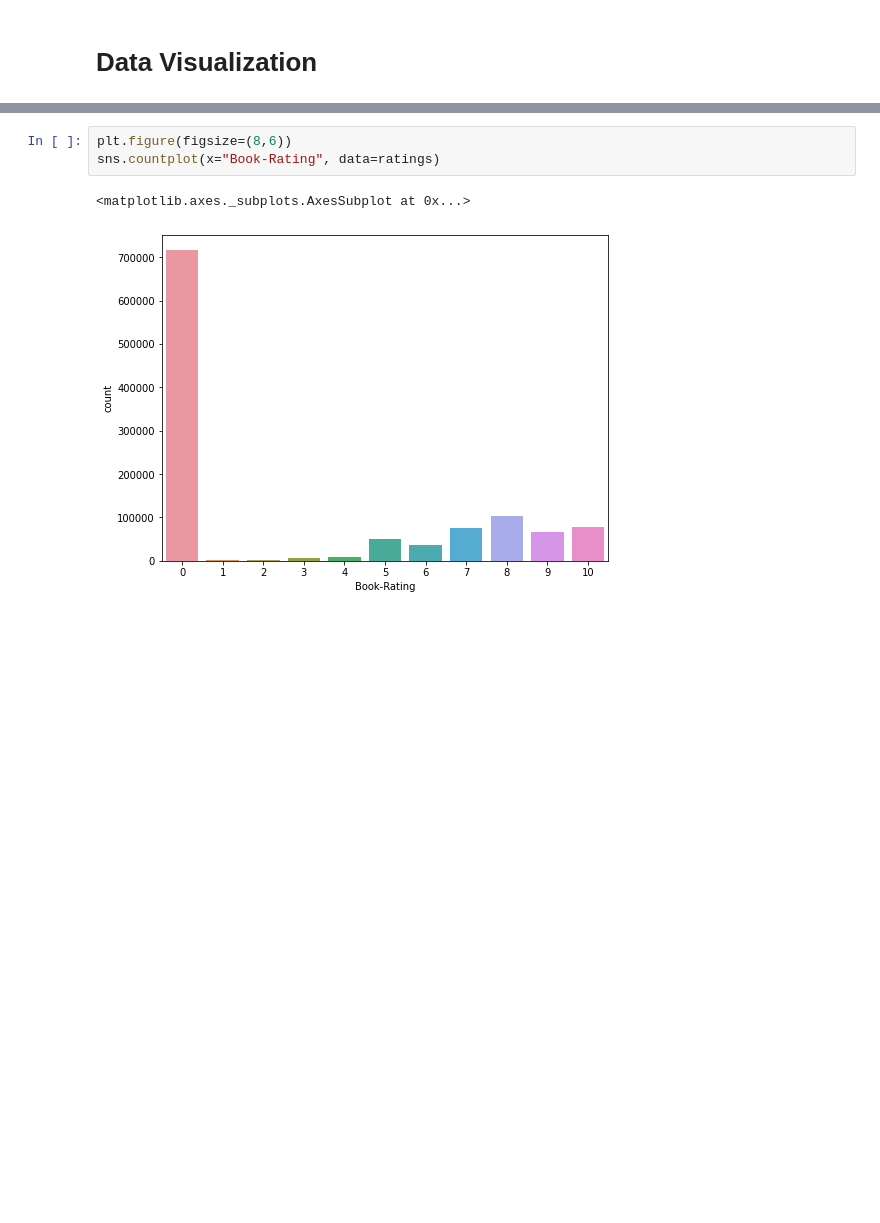
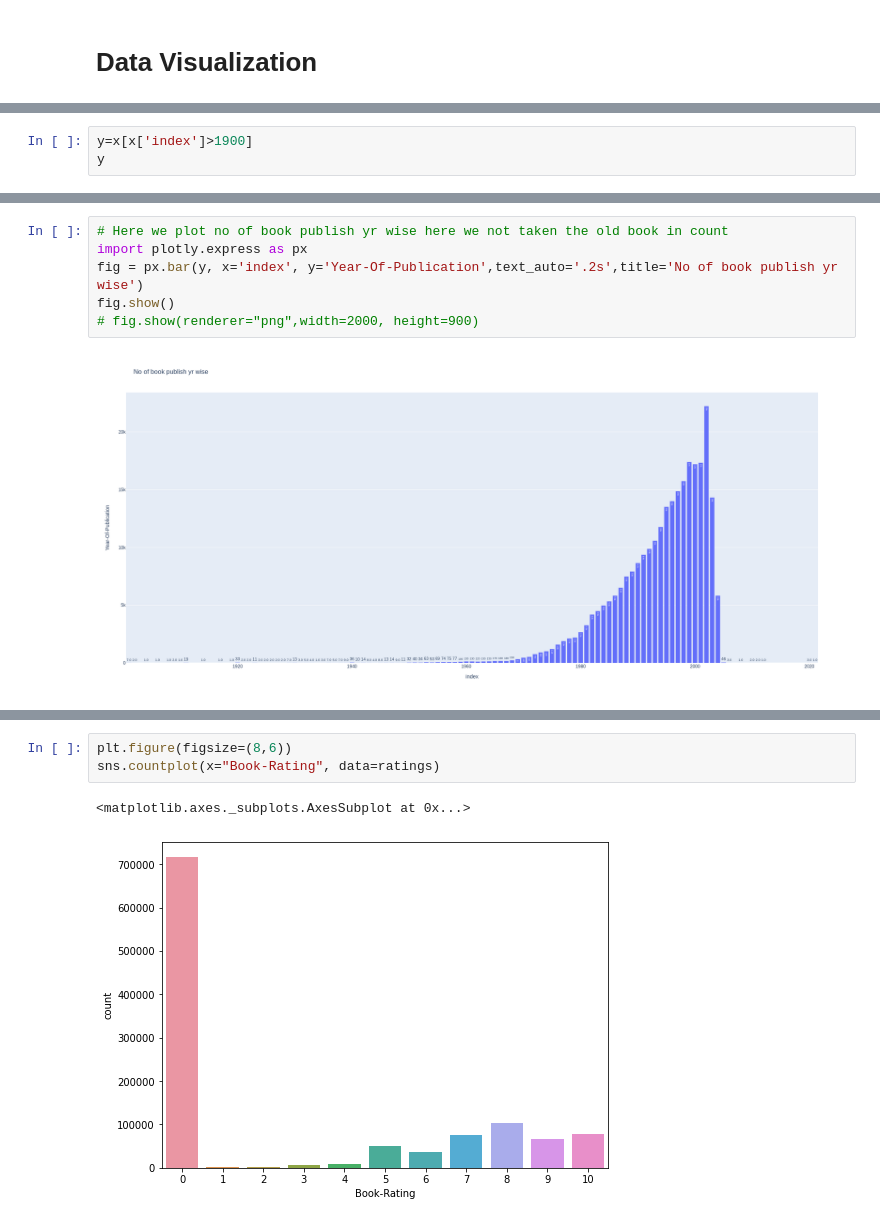
Before and after one commit to satyam-jyoti-sankar/Books_recommend_system, a Jupyter notebook: Books_recommend_system_.ipynb, the cells around one changed output, grey strips where cells are left out. Saved outputs shown, nothing was run; the diff lists cells and outputs as text; blank space fills up the shorter version.

```diff
--- a/Books_recommend_system_.ipynb
+++ b/Books_recommend_system_.ipynb
@@ -659,0 +639,3 @@ Text(0.5, 1.0, 'No of books published by a publisher (Top 15)')
+# %%
+y=x[x['index']>1900]
+y
@@ -659,0 +667,8 @@ Text(0.5, 1.0, 'No of books published by a publisher (Top 15)')
+# %%
+# Here we plot no of book publish yr wise here we not taken the old book in count
+import plotly.express as px
+fig = px.bar(y, x='index', y='Year-Of-Publication',text_auto='.2s',title='No of book publish yr wise')
+fig.show()
+# fig.show(renderer="png",width=2000, height=900)
+# %% [output]
+[figure, added]
```
Also changed, not shown: parts of 19 cells of this notebook.
